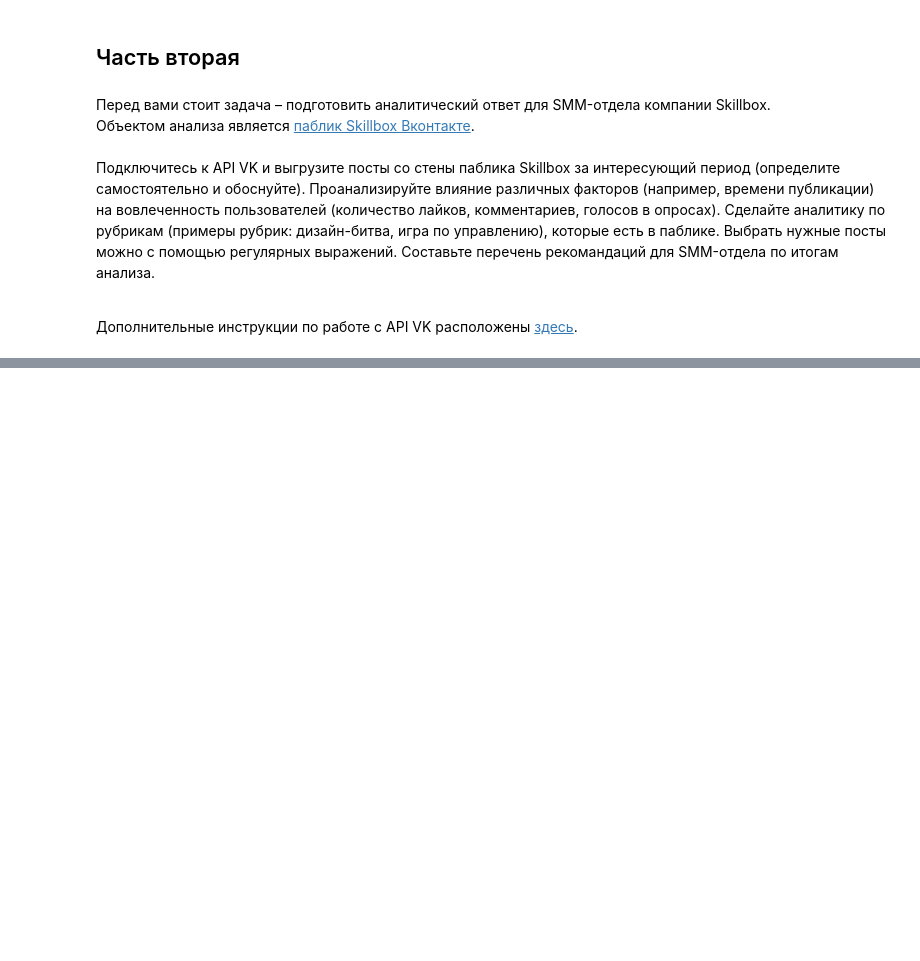
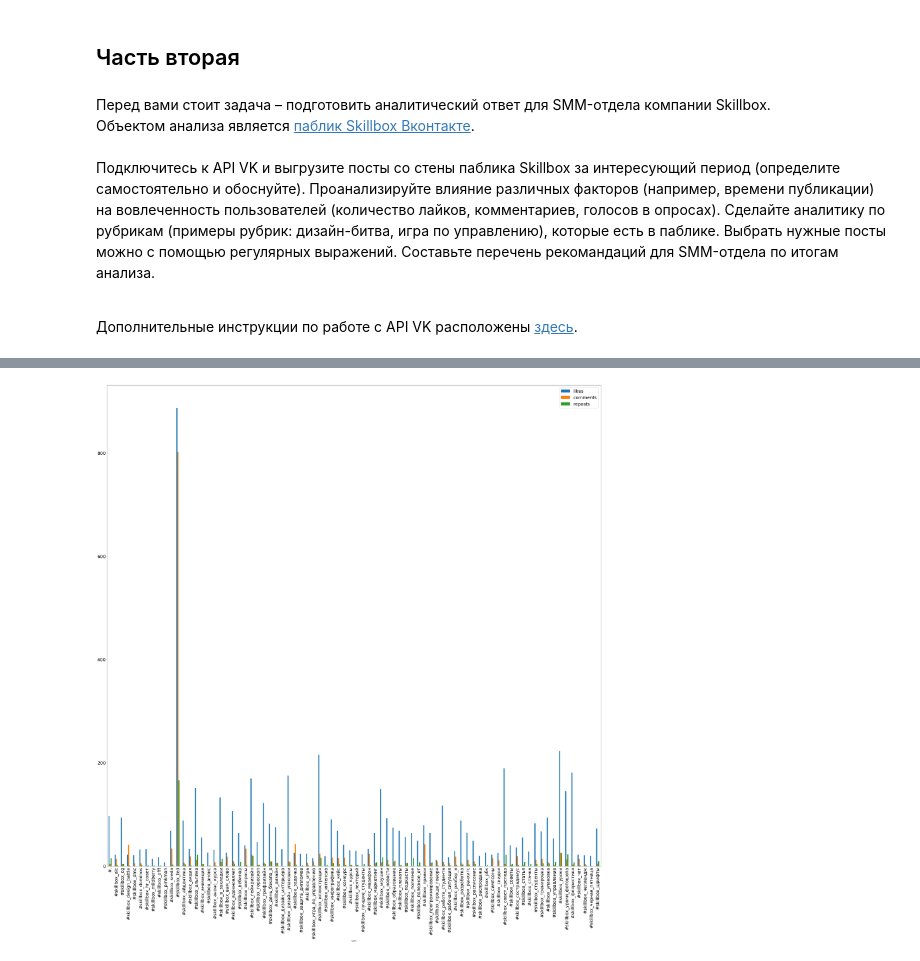
Before and after one commit to TomasHogger/python, a Jupyter notebook: coursework_analytics/Coursework_analytics_2.ipynb, the cells around one changed output, grey strips where cells are left out. Cells and saved outputs as stored; diff of their text form; code cells hidden in the pictures; blank space fills up the shorter version.

```diff
--- a/coursework_analytics/Coursework_analytics_2.ipynb
+++ b/coursework_analytics/Coursework_analytics_2.ipynb
@@ -191,0 +191,31 @@ plt.show()
+# %%
+import re
+
+df_rubrics = pd.DataFrame()
+
+for index, row in df.iterrows():
+    for x in re.findall(r'#[^ ]+_Skillbox|#Skillbox_[^ ]+', row.text):
+        for y in x.split('\n\n'):
+            df_rubrics = df_rubrics.append(pd.DataFrame(
+                [[y.strip().lower(), row.likes, row.comments, row.reposts]],
+                columns=['rubric', 'likes', 'comments', 'reposts']))
+
+df_rubrics.rubric = ['#skillbox_' + x.replace("#", "")
+                          .replace("_skillbox", "") if '_skillbox' in x else x for x in df_rubrics_copy.rubric]
+df_rubrics.loc[df_rubrics.rubric.isin(['#skillbox_советпрепода', '#skillbox_cовет_препода', '#skillbox_cоветпрепода']), 'rubric'] = '#skillbox_совет_препода'
+df_rubrics.loc[df_rubrics.rubric.isin(['#skillbox_взакладки']), 'rubric'] = '#skillbox_в_закладки'
+df_rubrics.loc[df_rubrics.rubric.isin(['#skillbox_айдентик']), 'rubric'] = '#skillbox_айдентика'
+df_rubrics.loc[df_rubrics.rubric.isin(['#skillbox_курс']), 'rubric'] = '#skillbox_курсы'
+df_rubrics.loc[df_rubrics.rubric.isin(['#skillbox_мркетинг']), 'rubric'] = '#skillbox_маркетинг'
+df_rubrics.loc[df_rubrics.rubric.isin(['#skillbox_моушн']), 'rubric'] = '#skillbox_моушен'
+df_rubrics.loc[df_rubrics.rubric.isin(['#skillbox_подкаст']), 'rubric'] = '#skillbox_подкасты'
+df_rubrics.loc[df_rubrics.rubric.isin(['#skillbox_чак']), 'rubric'] = '#skillbox_чат'
+df_rubrics.loc[df_rubrics.rubric.isin(['#skillbox_шрифт']), 'rubric'] = '#skillbox_шрифты'
+
+df_rubrics.groupby('rubric').median().plot.bar(figsize=(50,50))
+plt.xticks(fontsize=25)
+plt.yticks(fontsize=25)
+plt.legend(prop={'size': 25})
+plt.show()
+# %% [output]
+[figure, added]
```
Also changed, not shown: parts of 10 cells of this notebook.
